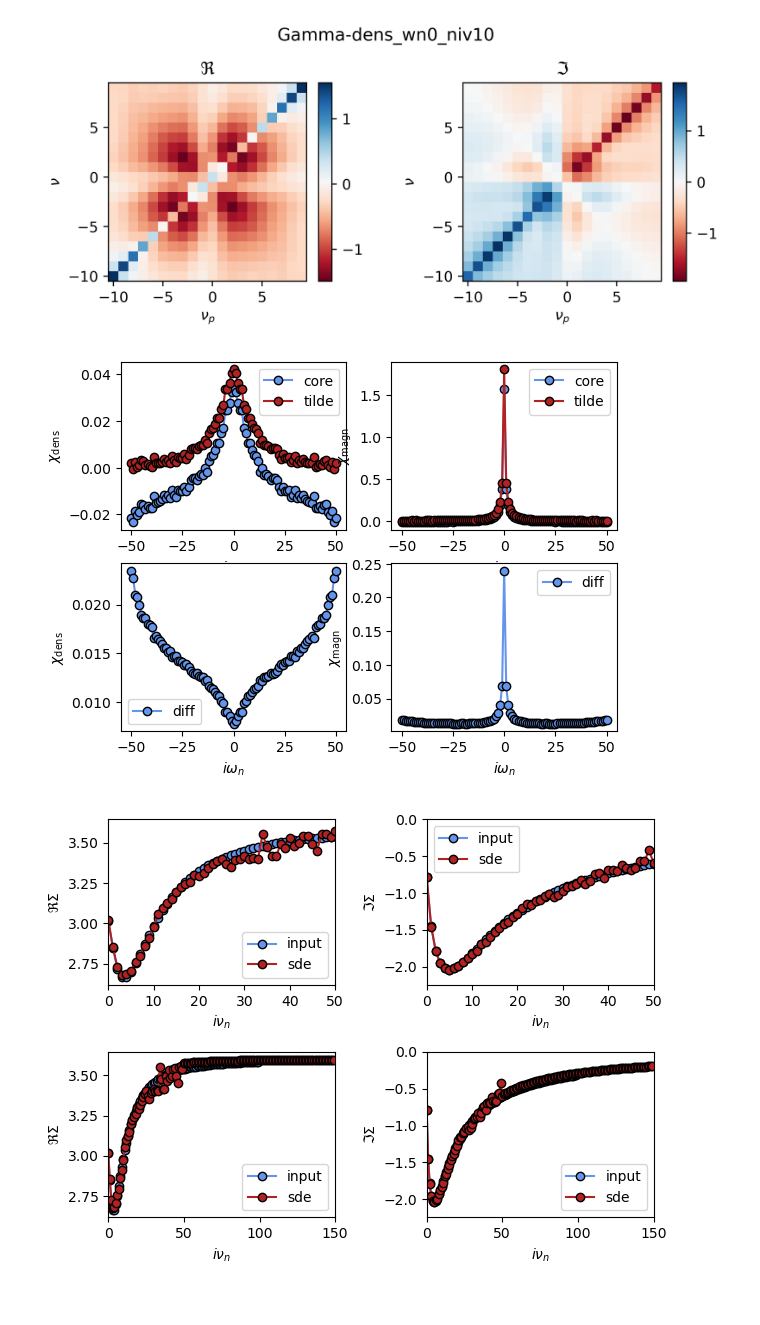
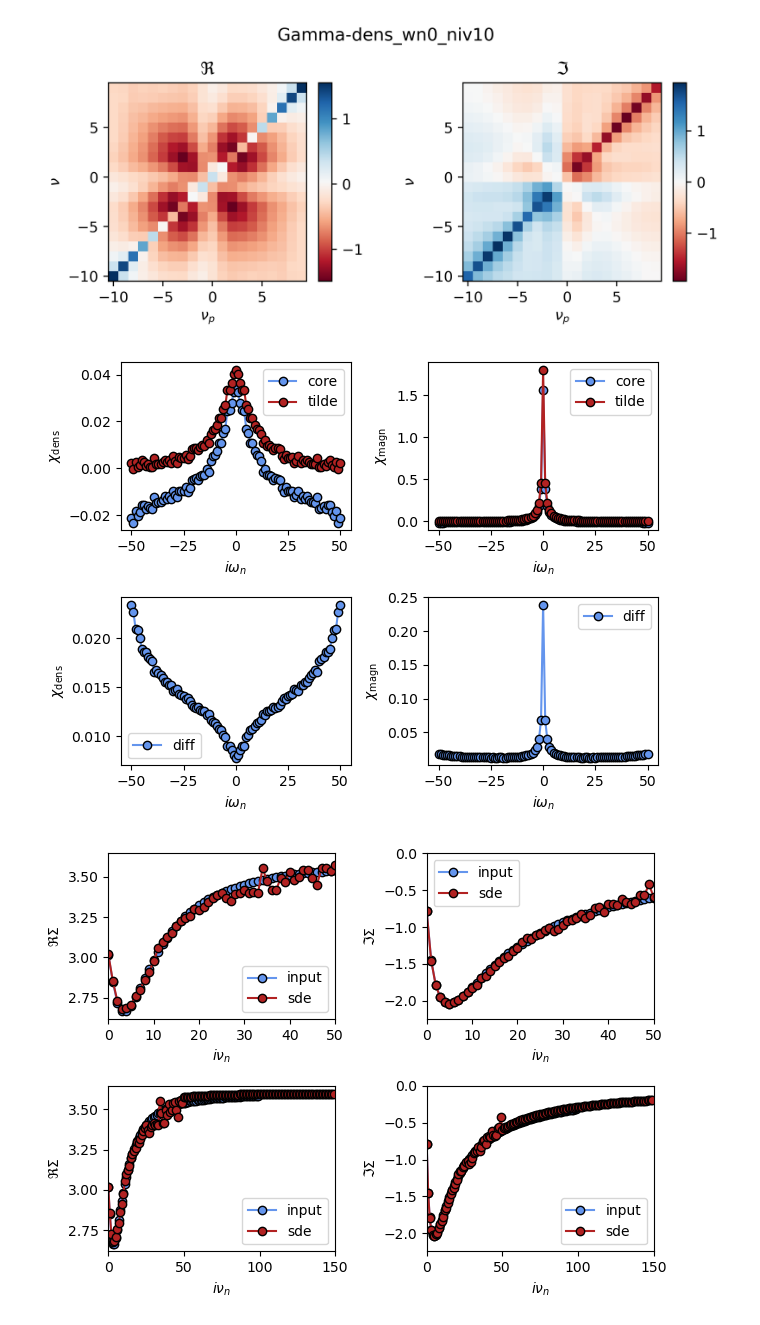
Before and after one commit to PaulWorm/DGApy, a Jupyter notebook: tutorial/Localroutines.ipynb, the cells around one changed output. Drawn from its saved outputs; the diff is of its cells as text; code cells hidden in the pictures.

```diff
--- a/tutorial/Localroutines.ipynb
+++ b/tutorial/Localroutines.ipynb
@@ -107,34 +107,34 @@ vrg_magn, chi_magn_tilde = lfp.get_vrg_and_chir_tilde_from_gammar_uasympt(gamma_
 # %%
 
 plt.figure()
 plt.subplot(2,2,1)
 plt.plot(gchi_dens.wn,chi_dens.real,'-o',color='cornflowerblue',markeredgecolor='k',label='core')
 plt.plot(gchi_magn.wn,chi_dens_tilde.real,'-o',color='firebrick',markeredgecolor='k',label='tilde')
 plt.xlabel(r'$i\omega_n$')
 plt.ylabel(r'$\chi_{\rm{dens}}$')
 plt.legend()
 plt.subplot(2,2,2)
 plt.plot(gchi_dens.wn,chi_magn.real,'-o',color='cornflowerblue',markeredgecolor='k',label='core')
 plt.plot(gchi_magn.wn,chi_magn_tilde.real,'-o',color='firebrick',markeredgecolor='k',label='tilde')
 plt.xlabel(r'$i\omega_n$')
 plt.ylabel(r'$\chi_{\rm{magn}}$')
 plt.legend()
 
 plt.subplot(2,2,3)
 plt.plot(gchi_dens.wn,np.abs(chi_dens.real-chi_dens_tilde),'-o',color='cornflowerblue',markeredgecolor='k',label='diff')
 plt.xlabel(r'$i\omega_n$')
 plt.ylabel(r'$\chi_{\rm{dens}}$')
 plt.legend()
 
 plt.subplot(2,2,4)
 plt.plot(gchi_dens.wn,np.abs(chi_magn.real-chi_magn_tilde),'-o',color='cornflowerblue',markeredgecolor='k',label='diff')
 plt.xlabel(r'$i\omega_n$')
 plt.ylabel(r'$\chi_{\rm{magn}}$')
 plt.legend()
-
+plt.tight_layout()
 plt.show()
 # %% [output]
-[figure, old version]
+[figure, new version]
 # %%
 # Now we have all the ingredients to compute the self-energy:
 
```
Also changed, not shown: parts of 1 cell of this notebook, 6 other files.
